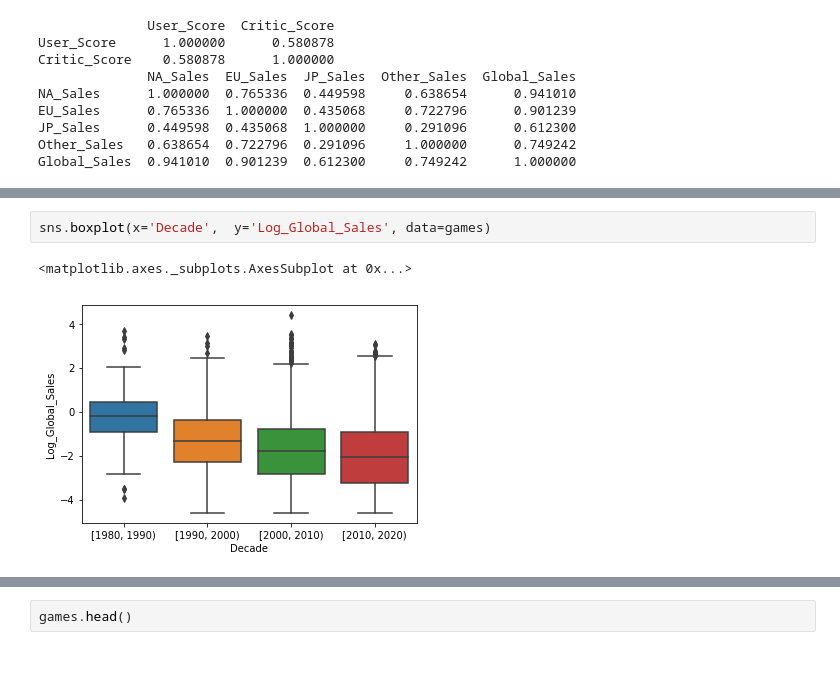
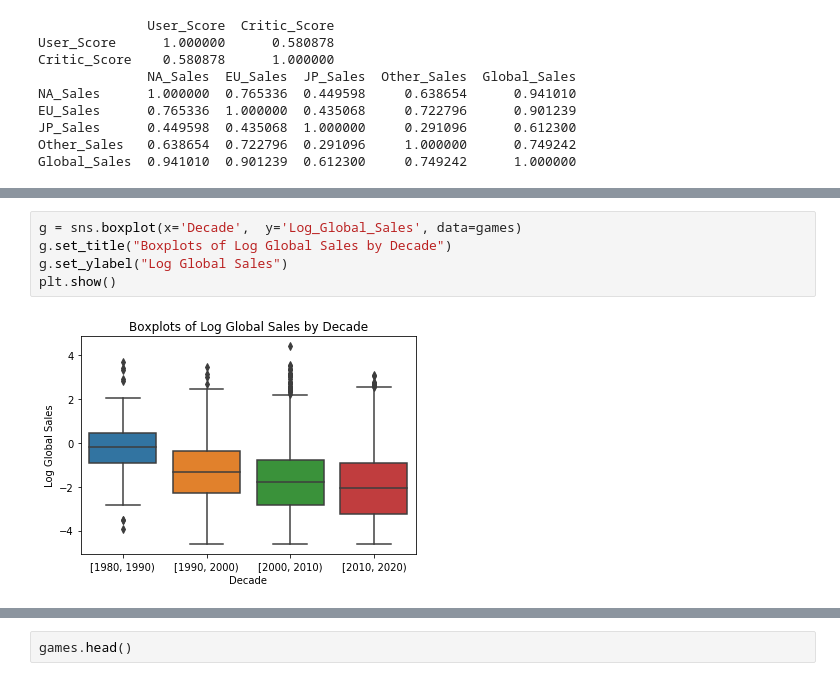
Before and after one commit to lluc507/Stats131Project, a Jupyter notebook: Final Project.ipynb, the cells around one changed output, grey strips where cells are left out. Drawn from its saved outputs; the diff is of its cells as text.

```diff
--- a/Final Project.ipynb
+++ b/Final Project.ipynb
@@ -347,8 +357,10 @@ dec_mean.plot(kind='bar')
-# %%
-sns.boxplot(x='Decade',  y='Log_Global_Sales', data=games)
-# %% [output]
-<matplotlib.axes._subplots.AxesSubplot at 0x...>
-[figure, removed]
+# %%
+g = sns.boxplot(x='Decade',  y='Log_Global_Sales', data=games)
+g.set_title("Boxplots of Log Global Sales by Decade")
+g.set_ylabel("Log Global Sales")
+plt.show()
+# %% [output]
+[figure, added]
 # %%
 dec_sum = games.groupby(['Decade'])["Global_Sales"].sum()
 dec_sum.plot(kind='bar')
```
Also changed, not shown: parts of 19 cells of this notebook.
